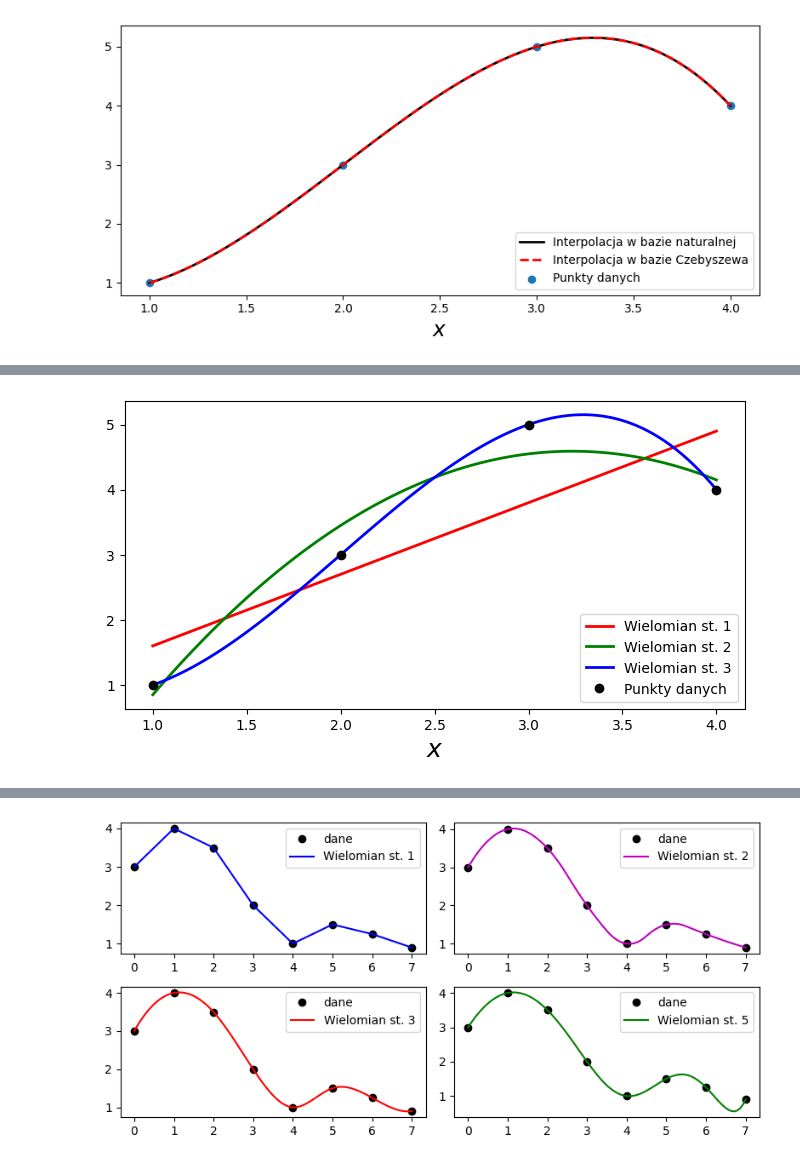
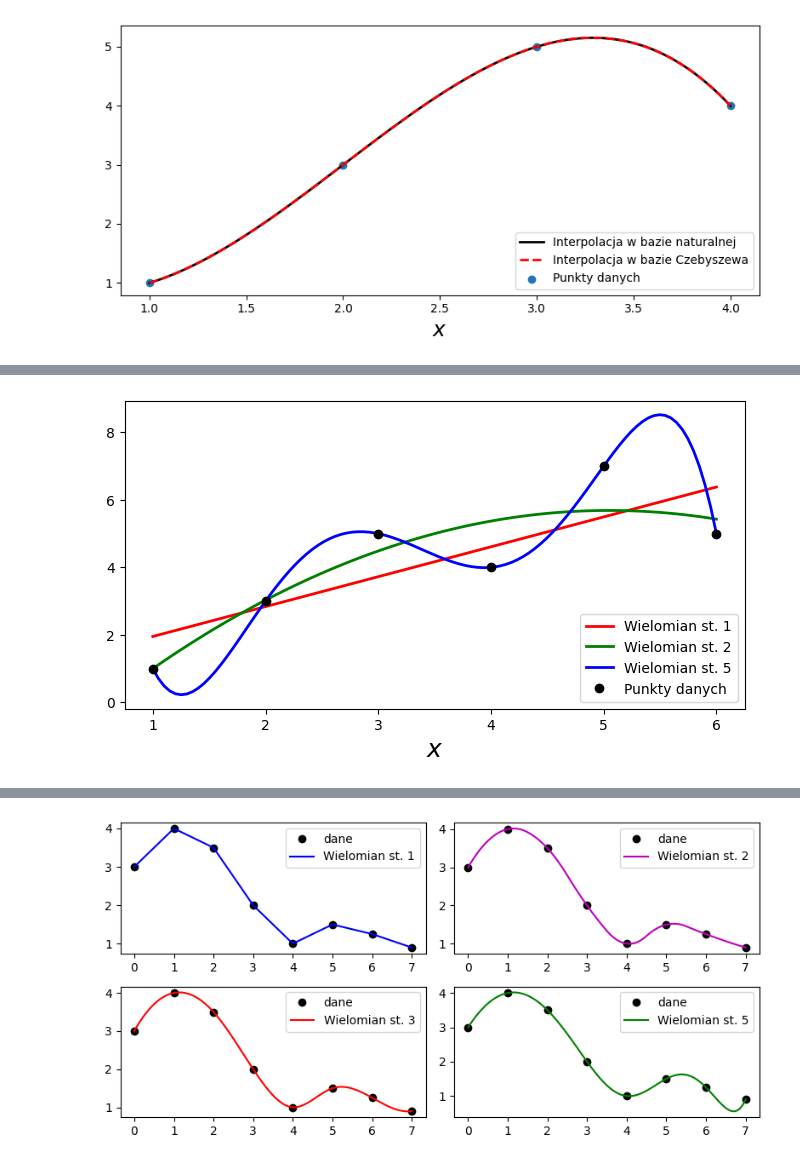
Before and after one commit to antonimarczuk123/Numerical-Python, a Jupyter notebook: Mathematical Python/src-jupyter/r07 - InterpolationAndAproximation.ipynb, the cells around one changed output, grey strips where cells are left out. Saved outputs shown, nothing was run; the diff lists cells and outputs as text; code cells hidden in the pictures.

```diff
--- a/Mathematical Python/src-jupyter/r07 - Interpolation.ipynb
+++ b/Mathematical Python/src-jupyter/r07 - InterpolationAndAproximation.ipynb
@@ -162,23 +164,23 @@ f2
 # %% [output]
 $x \mapsto \text{3.34375}\,{T}_{0}(\text{-1.66666667} + \text{0.66666667}x) + \text{1.921875}\,{T}_{1}(\text{-1.66666667} + \text{0.66666667}x) - \text{0.84375}\,{T}_{2}(\text{-1.66666667} + \text{0.66666667}x) - \text{0.421875}\,{T}_{3}(\text{-1.66666667} + \text{0.66666667}x)$
 # %%
-x = np.array([1, 2, 3, 4])
-y = np.array([1, 3, 5, 4])
+xData = np.array([1, 2, 3, 4, 5, 6])
+yData = np.array([1, 3, 5, 4, 7, 5])
 
-f1 = P.Polynomial.fit(x, y, 1)
-f2 = P.Polynomial.fit(x, y, 2)
-f3 = P.Polynomial.fit(x, y, 3)
+f1 = P.Polynomial.fit(xData, yData, 1)
+f2 = P.Polynomial.fit(xData, yData, 2)
+f3 = P.Polynomial.fit(xData, yData, 5)
 
 x = np.linspace(x.min(), x.max(), 100)
 
 fig, ax = plt.subplots(1, 1, figsize=(8, 4))
 
 ax.plot(x, f1(x), 'r', lw=2, label='Wielomian st. 1')
 ax.plot(x, f2(x), 'g', lw=2, label='Wielomian st. 2')
-ax.plot(x, f3(x), 'b', lw=2, label='Wielomian st. 3')
-ax.plot(x, y, 'ko', label='Punkty danych')
+ax.plot(x, f3(x), 'b', lw=2, label='Wielomian st. 5')
+ax.plot(xData, yData, 'ko', label='Punkty danych')
 
 ax.legend(loc=4)
 ax.set_xlabel(r"$x$", fontsize=18);
 # %% [output]
-[figure, old version]
+[figure, new version]
```
Also changed, not shown: parts of 7 cells of this notebook, 3 other files.
